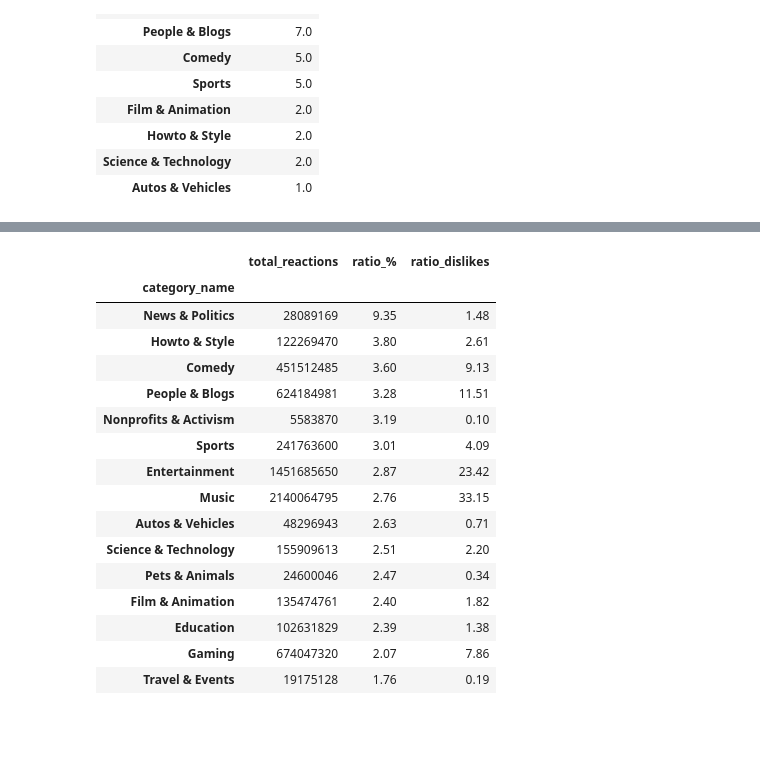
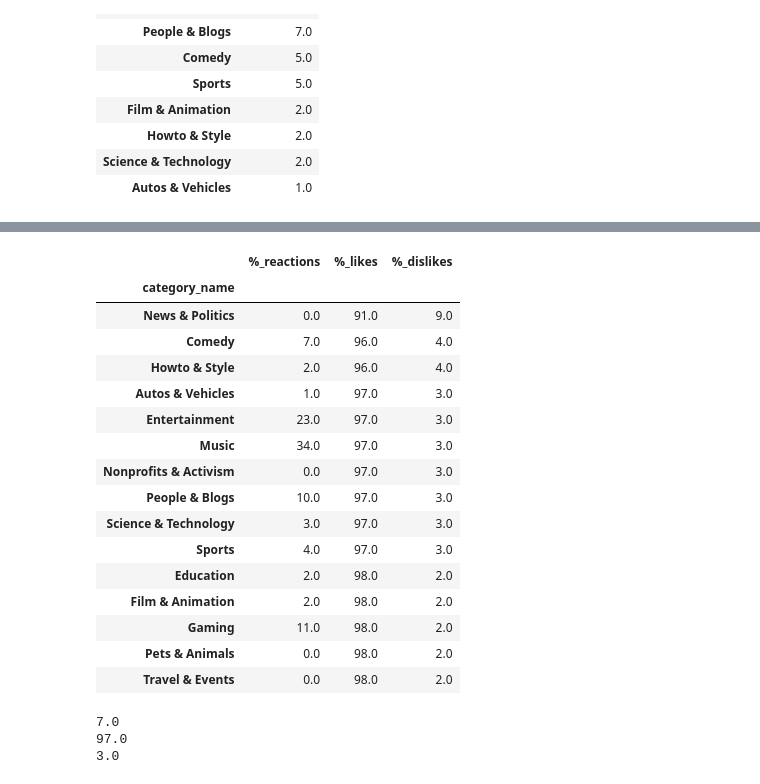
Before and after one commit to mhananem/project_youtube_data_wrangling, a Jupyter notebook: Youtube_project_structuring_data.ipynb, the cells around one changed output, grey strips where cells are left out. Drawn from its saved outputs; the diff is of its cells as text; code cells hidden in the pictures; blank space fills up the shorter version.

```diff
--- a/Youtube_project_structuring_data.ipynb
+++ b/Youtube_project_structuring_data.ipynb
@@ -74,38 +85,46 @@ pivot_pct_desc.head(10)
 # %%
 #2 bis/among these categories :
 # The ratio of dislikes to total reactions (likes + dislikes) is the same across categories.
 pivot_sum = pd.pivot_table(
     df_new,
     values=["likes", "dislikes"],
     index="category_name",
     aggfunc="sum"
 )
 
 pivot_sum["total_reactions"] = (pivot_sum["likes"] + pivot_sum["dislikes"])
+total_all = pivot_sum["total_reactions"].sum()
+pivot_sum["%_reactions"] = (pivot_sum["total_reactions"] / total_all * 100).round()
 
-pivot_sum["ratio_%"] = (pivot_sum["dislikes"] / pivot_sum["total_reactions"] * 100).round(2)
-total_dislikes = pivot_sum["dislikes"].sum()
+pivot_sum["%_likes"] = (pivot_sum["likes"] / pivot_sum["total_reactions"] * 100).round()
 
-pivot_sum["ratio_dislikes"] = (
-    pivot_sum["dislikes"] / total_dislikes * 100
-).round(2)
+pivot_sum["%_dislikes"] = (pivot_sum["dislikes"] / pivot_sum["total_reactions"] * 100).round()
 
-pivot_sum[['total_reactions', 'ratio_%', 'ratio_dislikes']].sort_values("ratio_%", ascending=False)
+pivot_sum[['%_reactions', '%_likes', '%_dislikes']].sort_values("%_dislikes", ascending=False)
 # %% [output]
-|  | total_reactions | ratio_% | ratio_dislikes |
+|  | %_reactions | %_likes | %_dislikes |
 | category_name |  |  |  |
-| News & Politics | 28089169 | 9.35 | 1.48 |
-| Howto & Style | 122269470 | 3.80 | 2.61 |
-| Comedy | 451512485 | 3.60 | 9.13 |
-| People & Blogs | 624184981 | 3.28 | 11.51 |
-| Nonprofits & Activism | 5583870 | 3.19 | 0.10 |
-| Sports | 241763600 | 3.01 | 4.09 |
-| Entertainment | 1451685650 | 2.87 | 23.42 |
-| Music | 2140064795 | 2.76 | 33.15 |
-| Autos & Vehicles | 48296943 | 2.63 | 0.71 |
-| Science & Technology | 155909613 | 2.51 | 2.20 |
-| Pets & Animals | 24600046 | 2.47 | 0.34 |
-| Film & Animation | 135474761 | 2.40 | 1.82 |
-| Education | 102631829 | 2.39 | 1.38 |
-| Gaming | 674047320 | 2.07 | 7.86 |
-| Travel & Events | 19175128 | 1.76 | 0.19 |
+| News & Politics | 0.0 | 91.0 | 9.0 |
+| Comedy | 7.0 | 96.0 | 4.0 |
+| Howto & Style | 2.0 | 96.0 | 4.0 |
+| Autos & Vehicles | 1.0 | 97.0 | 3.0 |
+| Entertainment | 23.0 | 97.0 | 3.0 |
+| Music | 34.0 | 97.0 | 3.0 |
+| Nonprofits & Activism | 0.0 | 97.0 | 3.0 |
+| People & Blogs | 10.0 | 97.0 | 3.0 |
+| Science & Technology | 3.0 | 97.0 | 3.0 |
+| Sports | 4.0 | 97.0 | 3.0 |
+| Education | 2.0 | 98.0 | 2.0 |
+| Film & Animation | 2.0 | 98.0 | 2.0 |
+| Gaming | 11.0 | 98.0 | 2.0 |
+| Pets & Animals | 0.0 | 98.0 | 2.0 |
+| Travel & Events | 0.0 | 98.0 | 2.0 |
+# %%
+# Average for the the % reactions and dislikes:
+print(pivot_sum["%_reactions"].mean().round())
+print(pivot_sum["%_likes"].mean().round())
+print(pivot_sum["%_dislikes"].mean().round())
+# %% [output]
+7.0
+97.0
+3.0
```
Also changed, not shown: parts of 13 cells of this notebook.
